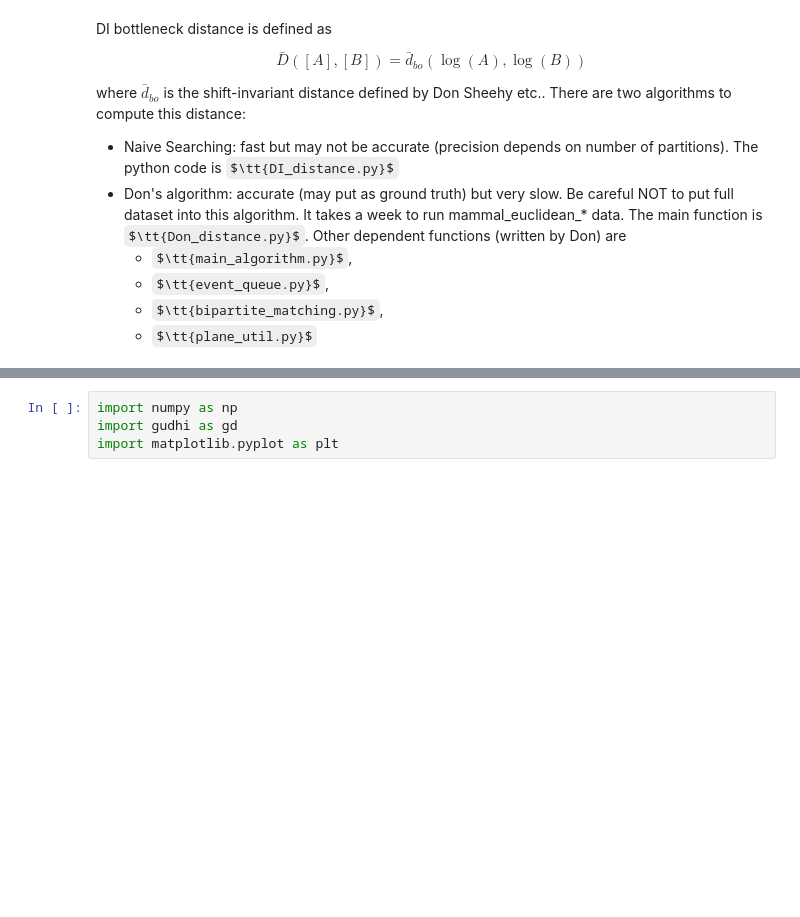
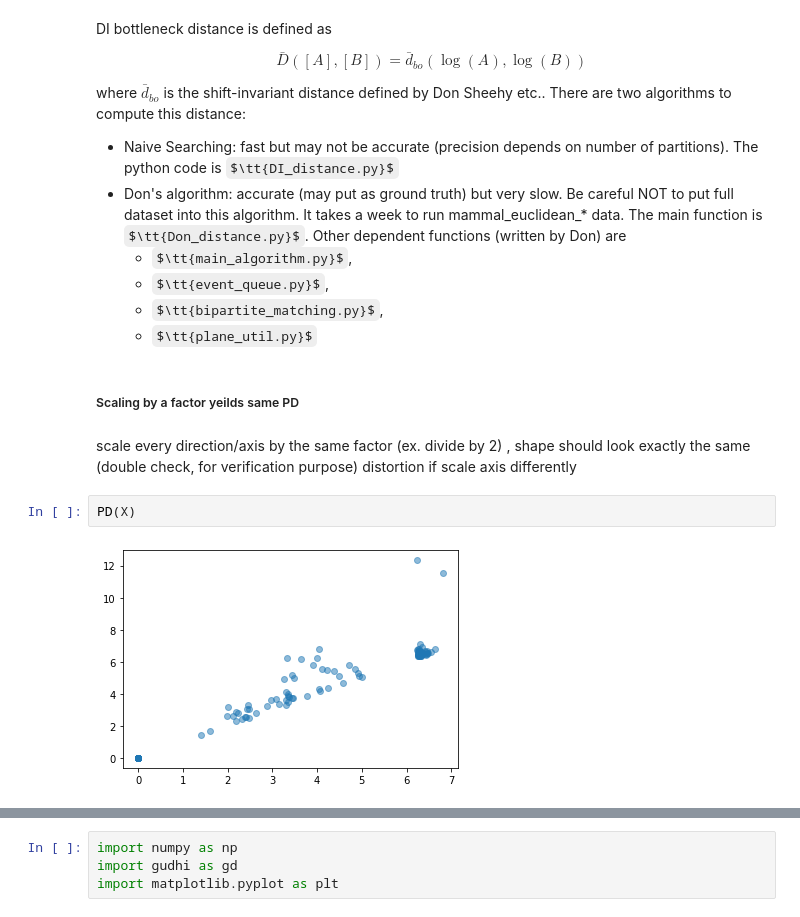
Before and after one commit to s-helal/pp-w-nn, a Jupyter notebook: Shift_Inv_Dist.ipynb, the cells around one changed output, grey strips where cells are left out. Saved outputs shown, nothing was run; the diff lists cells and outputs as text; some formulas as TeX source; blank space fills up the shorter version.

```diff
--- a/Shift_Inv_Dist.ipynb
+++ b/Shift_Inv_Dist.ipynb
@@ -11,3 +11,11 @@ where $\bar{d}_{bo}$ is the shift-invariant distance defined by Don Sheehy etc..
     * $\tt{event_queue.py}$,
     * $\tt{bipartite_matching.py}$,
     * $\tt{plane_util.py}$
+# %% [markdown]
+##### Scaling by a factor yeilds same PD
+# %% [markdown]
+scale every direction/axis by the same factor (ex. divide by 2) , shape should look exactly the same (double check, for verification purpose) distortion if scale axis differently
+# %%
+PD(X)
+# %% [output]
+[figure, added]
```
Also changed, not shown: parts of 9 cells of this notebook.
